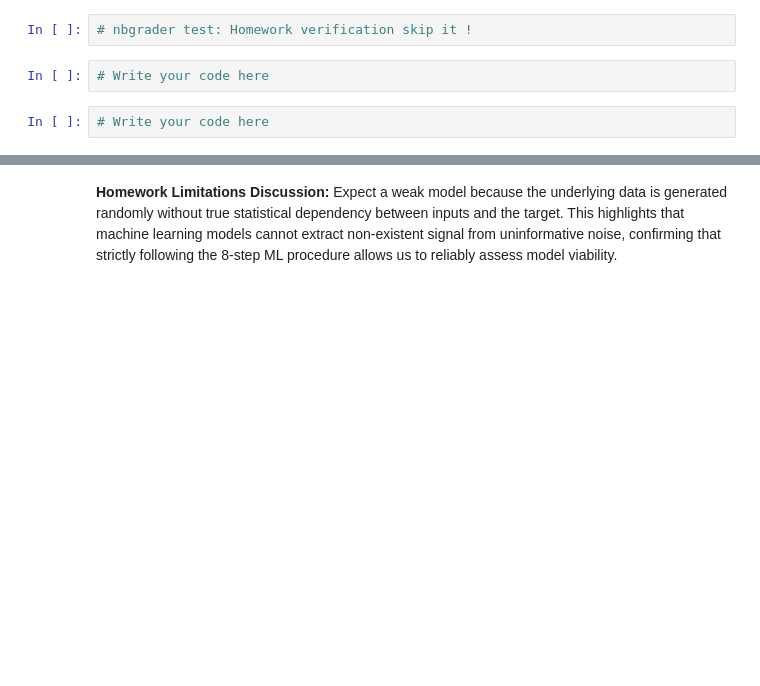
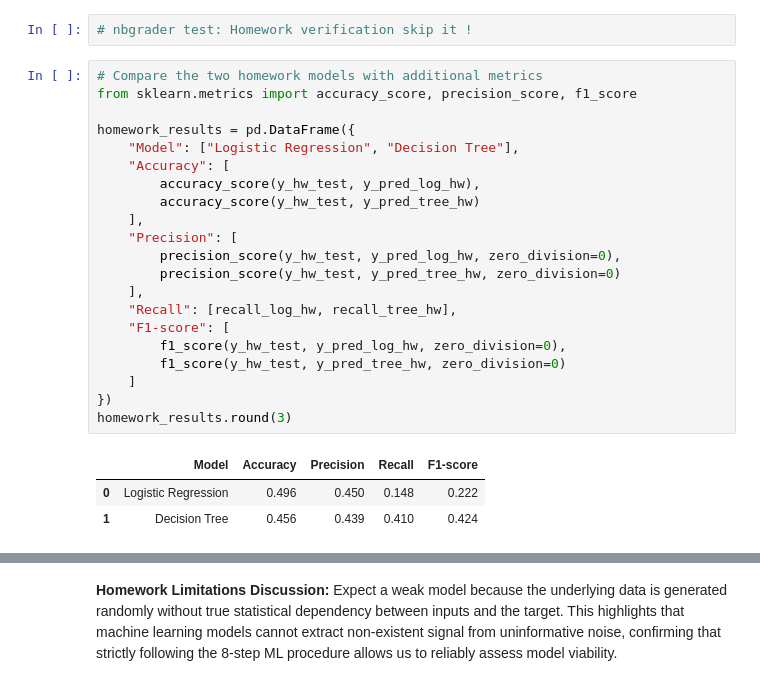
Before and after one commit to Younessouaiah/MLDS, a Jupyter notebook: TP2_Scikit_learn_Workflow.ipynb, the cells around one changed output, grey strips where cells are left out. Saved outputs shown, nothing was run; the diff lists cells and outputs as text; blank space fills up the shorter version.

```diff
--- a/TP2_Scikit_learn_Workflow.ipynb
+++ b/TP2_Scikit_learn_Workflow.ipynb
@@ -320,6 +494,27 @@ print("Decision Tree - Recall:      ", round(recall_tree_hw, 3))
 # %%
 # nbgrader test: Homework verification skip it !
-# %%
-# Write your code here
-# %%
-# Write your code here
+# %%
+# Compare the two homework models with additional metrics
+from sklearn.metrics import accuracy_score, precision_score, f1_score
+
+homework_results = pd.DataFrame({
+    "Model": ["Logistic Regression", "Decision Tree"],
+    "Accuracy": [
+        accuracy_score(y_hw_test, y_pred_log_hw),
+        accuracy_score(y_hw_test, y_pred_tree_hw)
+    ],
+    "Precision": [
+        precision_score(y_hw_test, y_pred_log_hw, zero_division=0),
+        precision_score(y_hw_test, y_pred_tree_hw, zero_division=0)
+    ],
+    "Recall": [recall_log_hw, recall_tree_hw],
+    "F1-score": [
+        f1_score(y_hw_test, y_pred_log_hw, zero_division=0),
+        f1_score(y_hw_test, y_pred_tree_hw, zero_division=0)
+    ]
+})
+homework_results.round(3)
+# %% [output]
+|  | Model | Accuracy | Precision | Recall | F1-score |
+| 0 | Logistic Regression | 0.496 | 0.450 | 0.148 | 0.222 |
+| 1 | Decision Tree | 0.456 | 0.439 | 0.410 | 0.424 |
```
Also changed, not shown: parts of 26 cells of this notebook.
